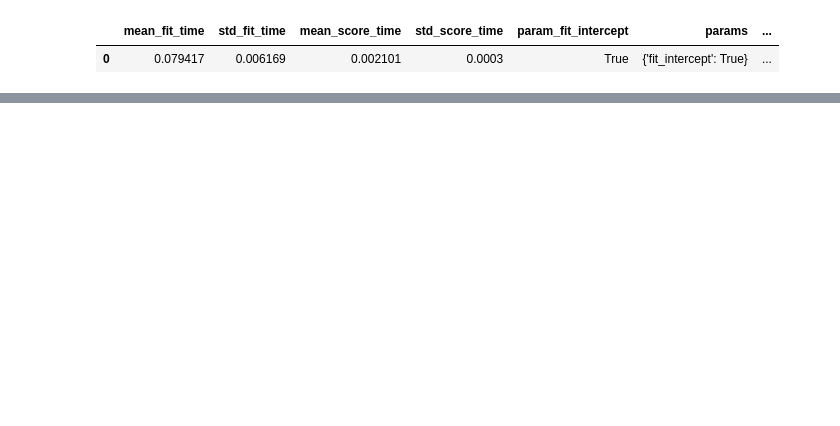
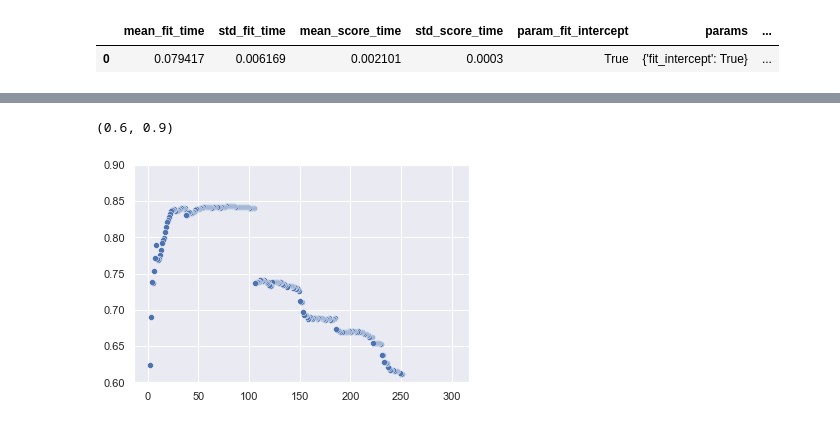
Before and after one commit to martinsun0/AML-assignments, a Jupyter notebook: hw2/RLS/hw2_part1.ipynb, the cells around one changed output, grey strips where cells are left out. Cells and saved outputs as stored; diff of their text form; code cells hidden in the pictures; blank space fills up the shorter version.

```diff
--- a/hw2/RLS/hw2_part1.ipynb
+++ b/hw2/RLS/hw2_part1.ipynb
@@ -340,3 +354,7 @@ Y_sm_pred = result_sm.predict(sm.add_constant(X_test_sm))
 r2_score(Y_test, Y_sm_pred)
 # %% [output]
 0.9344011723484195
+# %%
+result_sm.summary()
+t_df = result_sm.tvalues.to_frame().abs()
+t_df.sort_values(by=[0]).loc['const']
@@ -343,4 +364,4 @@ r2_score(Y_test, Y_sm_pred)
 # %%
-result_sm.summary()
+result_sm.tvalues['const'] = np.inf
 result_sm.tvalues
 # %% [output]
@@ -365,9 +386,3 @@ pd.DataFrame(BSR_grid_cv.cv_results_)
 # %% [output]
 |  | mean_fit_time | std_fit_time | mean_score_time | std_score_time | param_fit_intercept | params | ... |
 | 0 | 0.079417 | 0.006169 | 0.002101 | 0.0003 | True | {'fit_intercept': True} | ... |
-# %%
-BSR_reg = lm.LinearRegression()
-param_grid = {'fit_intercept': [True]}
-BSR_grid_cv = ms.GridSearchCV(BSR_reg, param_grid, cv=10)
-BSR_grid_cv.fit(X_non_norm, Y)
-BSR_results = pd.DataFrame(BSR_grid_cv.cv_results_)
@@ -376,0 +416,26 @@ BSR_results = pd.DataFrame(BSR_grid_cv.cv_results_)
+# %%
+X_BSR = X_non_norm
+k = len(X_BSR.columns)
+score_k = np.empty([k,3])
+dropped_cols = []
+
+for iteration in range(len(X_BSR.columns)+1):
+
+    if len(X_BSR.columns) == 1:
+        break
+
+    col_to_drop = get_smallest_z(X_BSR, Y)
+    print(col_to_drop)
+
+    if col_to_drop == 'const':
+        continue
+    else:
+        dropped_cols.append(col_to_drop)
+        X_BSR = X_BSR.drop(col_to_drop, axis=1)
+
+        score, std = evaluate_cv_model(X_BSR, Y)
+        score_k[iteration,0] = k
+        score_k[iteration,1] = score
+        score_k[iteration,2] = std
+        k -= 1
+        print(k)
@@ -376,0 +460,6 @@ BSR_results = pd.DataFrame(BSR_grid_cv.cv_results_)
+# %%
+fig = sns.scatterplot(score_k[0:-1,0],score_k[0:-1,1])
+fig.set_ylim(0.6,0.9)
+# %% [output]
+(0.6, 0.9)
+[figure, added]
```
Also changed, not shown: parts of 14 cells of this notebook.
